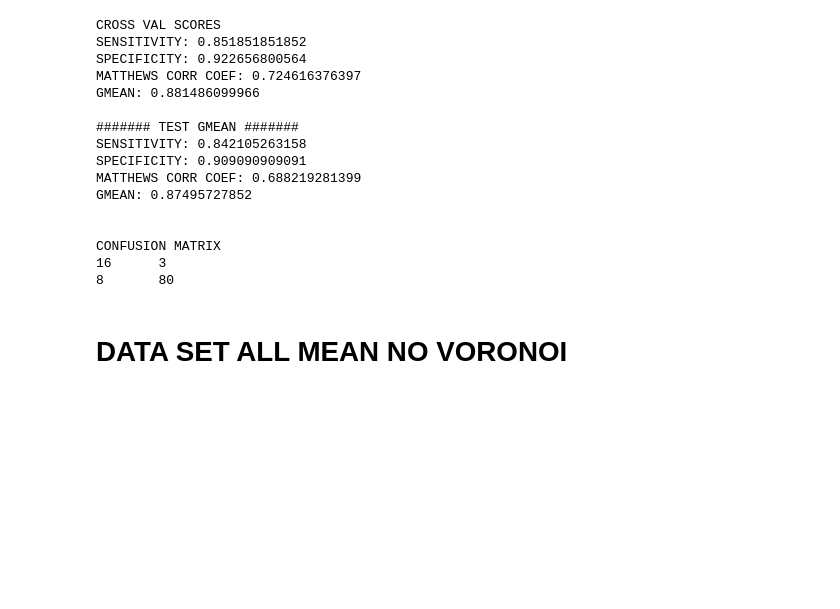
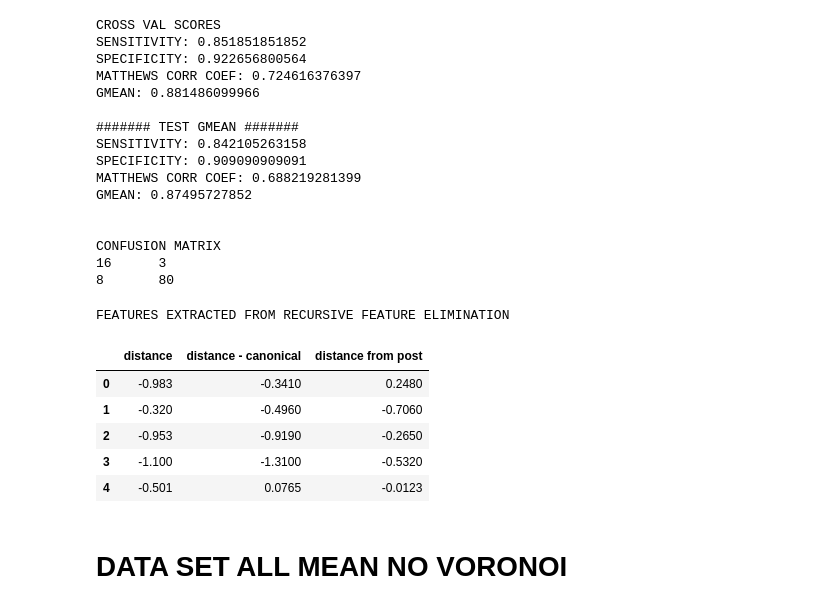
Before and after one commit to rjesteban/defensive-play-classifier, a Jupyter notebook: Final output.ipynb, the cells around one changed output. Saved outputs shown, nothing was run; the diff lists cells and outputs as text; code cells hidden in the pictures; blank space fills up the shorter version.

```diff
--- a/Final output.ipynb
+++ b/Final output.ipynb
@@ -240,6 +240,20 @@ GMEAN: 0.87495727852
 CONFUSION MATRIX
 16      3
 8       80
+# %%
+df = pd.read_csv("data/dataset.csv")
+
+print "FEATURES EXTRACTED FROM RECURSIVE FEATURE ELIMINATION"
+
+df.iloc[0:, [0, 2, 5]].head()
+# %% [output]
+FEATURES EXTRACTED FROM RECURSIVE FEATURE ELIMINATION
+|  | distance | distance - canonical | distance from post |
+| 0 | -0.983 | -0.3410 | 0.2480 |
+| 1 | -0.320 | -0.4960 | -0.7060 |
+| 2 | -0.953 | -0.9190 | -0.2650 |
+| 3 | -1.100 | -1.3100 | -0.5320 |
+| 4 | -0.501 | 0.0765 | -0.0123 |
 # %% [markdown]
 # DATA SET ALL MEAN NO VORONOI
 # %%
```
